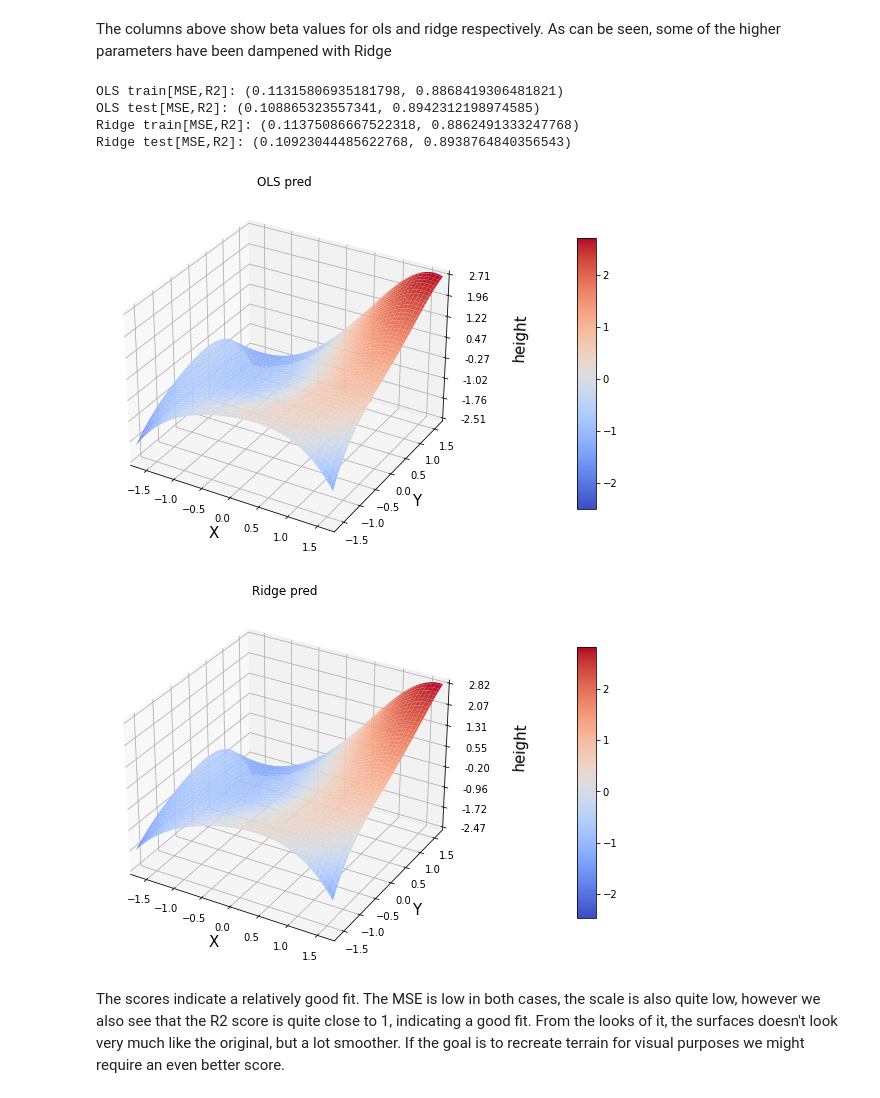
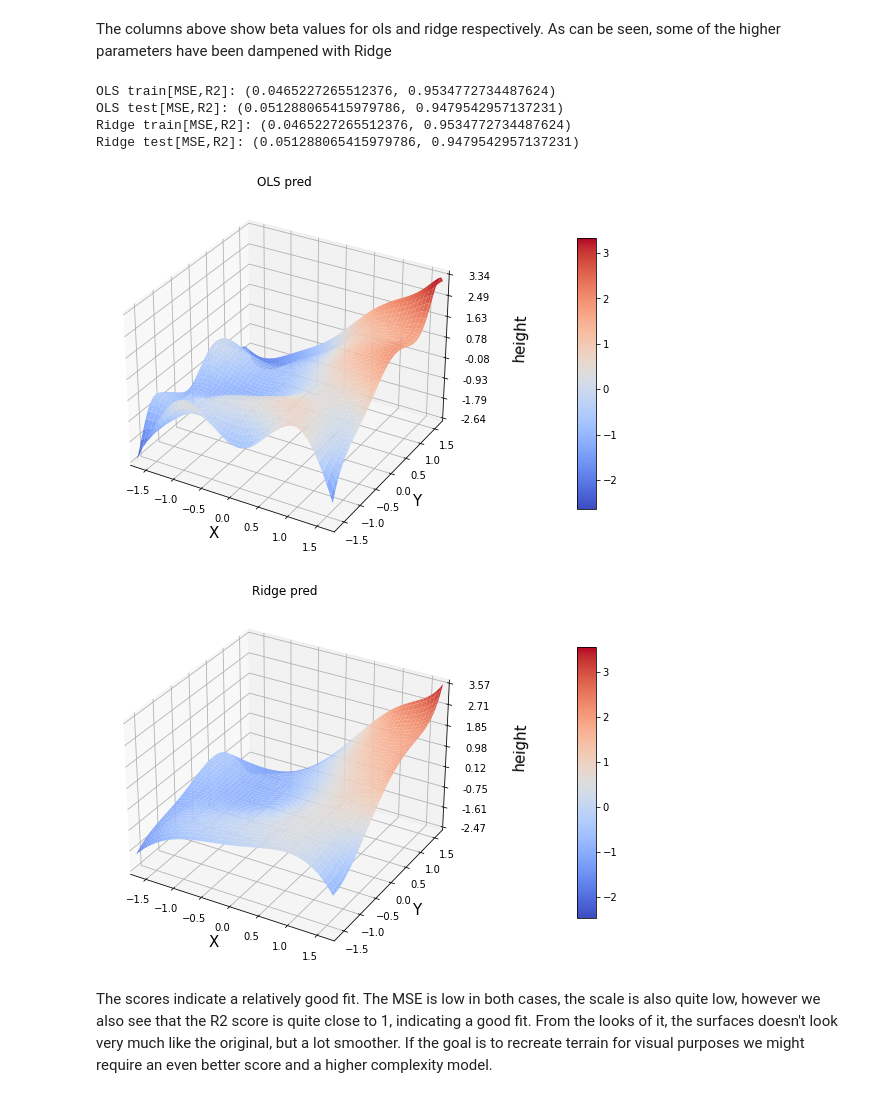
Before and after one commit to oliverif/FYS-STK4155-project2, a Jupyter notebook: notebooks/Reports/Part a.ipynb, the cells around one changed output. Cells and saved outputs as stored; diff of their text form; code cells hidden in the pictures.

```diff
--- a/notebooks/Reports/Part a.ipynb
+++ b/notebooks/Reports/Part a.ipynb
@@ -13,8 +14,8 @@ In this part the terrain data used in previous project will be used again. 100x1
 
 For simplicity one function has been created and is used to load the data and create the design matrix. Degree 4 is choosen for the polynomial design matrix and will be used in further analyses.
 # %%
-from data.create_dataset import create_dataset
-X, z = create_dataset('../../data/raw/SRTM_data_Norway_1.tif',degree=4)
+from src.data.create_dataset import create_dataset
+X, z = create_dataset('../../data/raw/SRTM_data_Norway_1.tif',degree=8)
 # %% [markdown]
 ### Splitting and plotting the data
 # %%
@@ -62,9 +68,11 @@ OLS and Ridge using matrix inversion was studied in former project, but will be
 # %%
-from modelling import ols,ridge
+from src.modelling.linreg import LinReg
+import numpy as np
 lmb = 0.1
-beta_ols = ols.fit_beta(X_train,z_train,fit_intercept=False)
-beta_rid = ridge.fit_beta(X_train,z_train, lmb,fit_intercept=False)
+ols =LinReg(regularization = None).fit(X_train,z_train)
+ridge = LinReg(regularization = 'l2', lmb = lmb).fit(X_train,z_train)
+
 print('OLS\t','\tRidge')
-print(np.column_stack((beta_ols,beta_rid)))
+print(np.column_stack((ols.beta,ridge.beta)))
 # %% [output]
 OLS             Ridge
@@ -86,34 +95,38 @@ OLS             Ridge
 # %% [markdown]
 The columns above show beta values for ols and ridge respectively. As can be seen, some of the higher parameters have been dampened with Ridge
 # %%
-from model_evaluation.metrics import score_model
+from src.model_evaluation.metrics import MSE_R2
+#Predict test and train
+z_tilde_ols = ols.predict(X_train)
+z_pred_ols = ols.predict(X_test)
+z_tilde_ridge = ridge.predict(X_train)
+z_pred_ridge = ridge.predict(X_test)
+
 #Score the models
-t_ols, p_ols, (train_mse_ols, train_r2_ols), (test_mse_ols, test_r2_ols) = ols.score_model(X_train,X_test,
-                                                                                           z_train,z_test,
-                                                                                           beta_ols)
-t_rid, p_rid, (train_mse_rid, train_r2_rid), (test_mse_rid, test_r2_rid) = ridge.score_model(X_train,X_test,
-                                                                                             z_train,z_test,
-                                                                                             beta_rid)
+train_mse_ols, train_r2_ols = MSE_R2(z_train,z_tilde_ols)
+test_mse_ols, test_r2_ols = MSE_R2(z_test ,z_pred_ols)
+train_mse_ridge, train_r2_ridge = MSE_R2(z_train,z_tilde_ols)
+test_mse_ridge, test_r2_ridge = MSE_R2(z_test ,z_pred_ols)
 
 #Concatenating X_train and X_test so that we
 #can plot the whole predicted surface
 X_ = np.concatenate((X_train,X_test))
 
-plot_surf_from_X(X_,np.concatenate((t_ols,p_ols)),'OLS pred')
-plot_surf_from_X(X_,np.concatenate((t_rid,p_rid)),'Ridge pred')
+plot_surf_from_X(X_,np.concatenate((z_tilde_ols,z_pred_ols)),'OLS pred')
+plot_surf_from_X(X_,np.concatenate((z_tilde_ridge,z_pred_ridge)),'Ridge pred')
 
 #Printing the scores
 print('OLS train[MSE,R2]:',(train_mse_ols, train_r2_ols), '\nOLS test[MSE,R2]:',(test_mse_ols, test_r2_ols))
-print('Ridge train[MSE,R2]:',(train_mse_rid, train_r2_rid), '\nRidge test[MSE,R2]:',(test_mse_rid, test_r2_rid))
+print('Ridge train[MSE,R2]:',(train_mse_ridge, train_r2_ridge), '\nRidge test[MSE,R2]:',(test_mse_ridge, test_r2_ridge))
 # %% [output]
-OLS train[MSE,R2]: (0.11315806935181798, 0.8868419306481821)
-OLS test[MSE,R2]: (0.108865323557341, 0.8942312198974585)
-Ridge train[MSE,R2]: (0.11375086667522318, 0.8862491333247768)
-Ridge test[MSE,R2]: (0.10923044485622768, 0.8938764840356543)
+OLS train[MSE,R2]: (0.0465227265512376, 0.9534772734487624)
+OLS test[MSE,R2]: (0.051288065415979786, 0.9479542957137231)
+Ridge train[MSE,R2]: (0.0465227265512376, 0.9534772734487624)
+Ridge test[MSE,R2]: (0.051288065415979786, 0.9479542957137231)
-[figure, old version]
+[figure, new version]
-[figure, old version]
+[figure, new version]
 # %% [markdown]
-The scores indicate a relatively good fit. The MSE is low in both cases, the scale is also quite low, however we also see that the R2 score is quite close to 1, indicating a good fit. From the looks of it, the surfaces doesn't look very much like the original, but a lot smoother. If the goal is to recreate terrain for visual purposes we might require an even better score.
+The scores indicate a relatively good fit. The MSE is low in both cases, the scale is also quite low, however we also see that the R2 score is quite close to 1, indicating a good fit. From the looks of it, the surfaces doesn't look very much like the original, but a lot smoother. If the goal is to recreate terrain for visual purposes we might require an even better score and a higher complexity model.
 # %% [markdown]
 ### Regression using stochastic gradient descent
 In place of matrix inversion when fitting parameters, we will in this case use sgd optimization.
```
Also changed, not shown: parts of 24 cells of this notebook, 5 other files.
